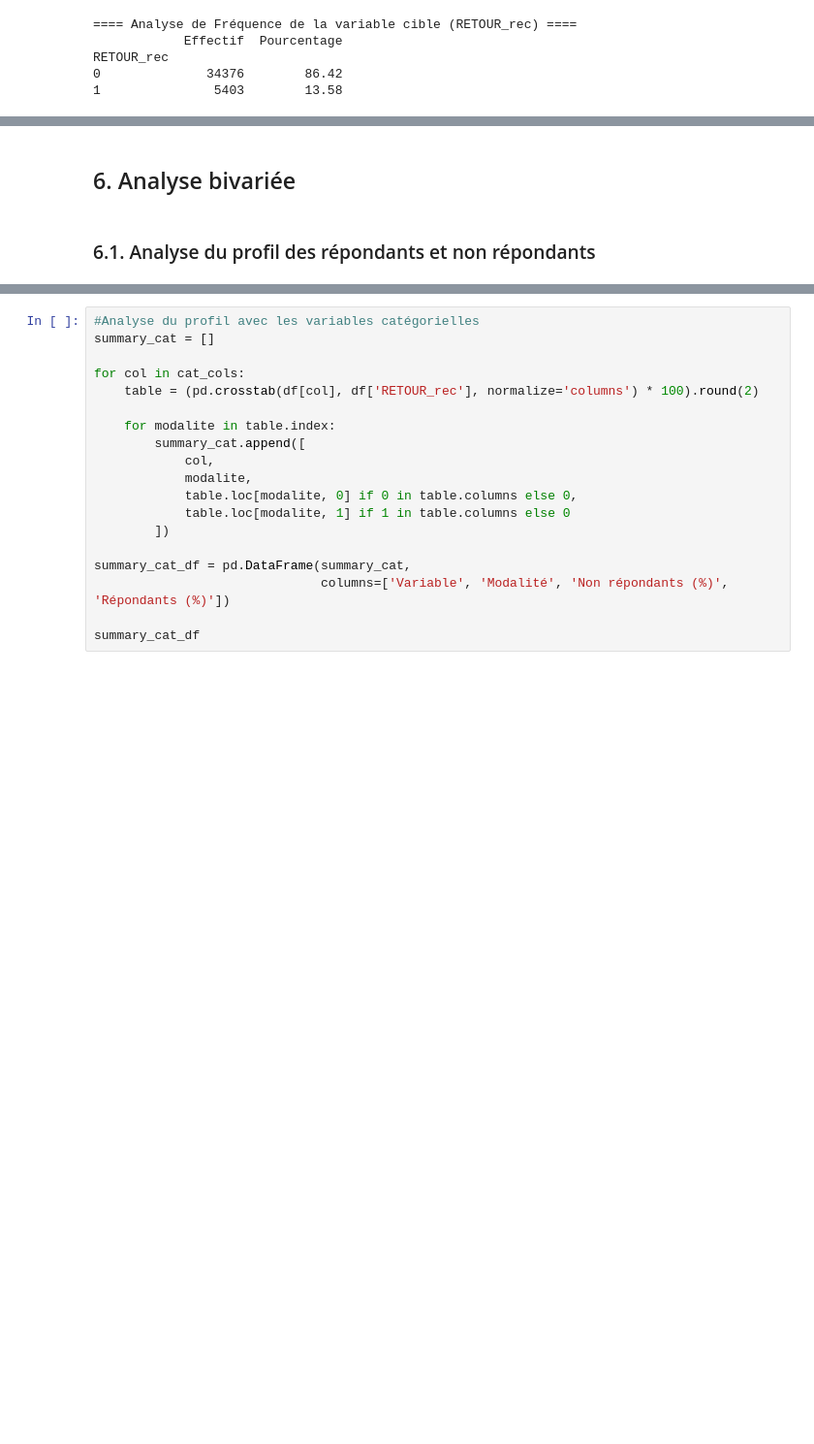
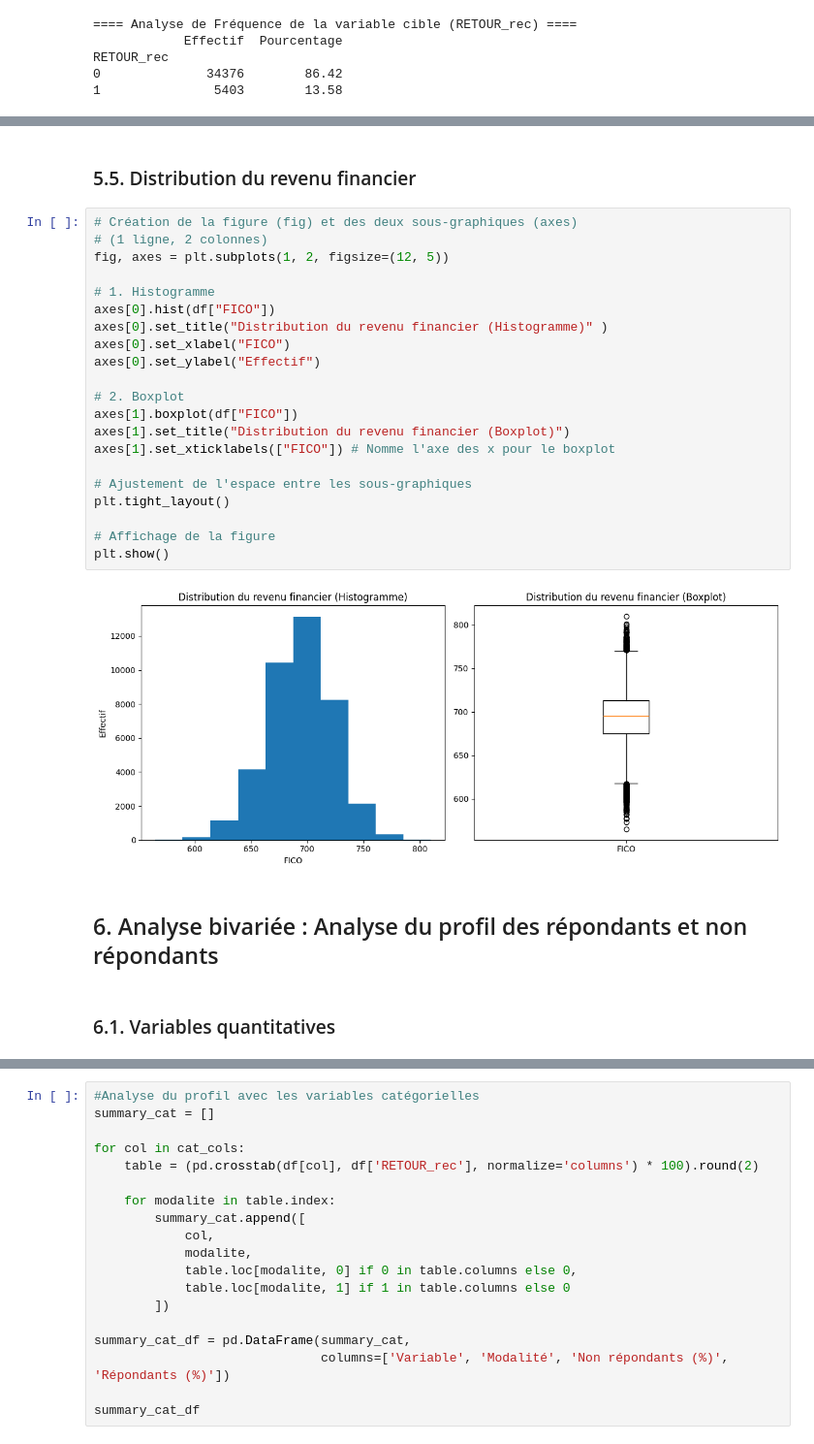
Before and after one commit to MarleneManirafasha/marketing-campaign-scoring-analysis, a Jupyter notebook: notebooks/analyse_exploratoire.ipynb, the cells around one changed output, grey strips where cells are left out. Shown at 97% size. Saved outputs shown, nothing was run; the diff lists cells and outputs as text; blank space fills up the shorter version.

```diff
--- a/notebooks/analyse_exploratoire.ipynb
+++ b/notebooks/analyse_exploratoire.ipynb
@@ -264,7 +309,32 @@ RETOUR_rec
+# %% [markdown]
+### 5.5. Distribution du revenu financier
+# %%
+# Création de la figure (fig) et des deux sous-graphiques (axes)
+# (1 ligne, 2 colonnes)
+fig, axes = plt.subplots(1, 2, figsize=(12, 5))
+
+# 1. Histogramme
+axes[0].hist(df["FICO"])
+axes[0].set_title("Distribution du revenu financier (Histogramme)" )
+axes[0].set_xlabel("FICO")
+axes[0].set_ylabel("Effectif")
+
+# 2. Boxplot
+axes[1].boxplot(df["FICO"])
+axes[1].set_title("Distribution du revenu financier (Boxplot)")
+axes[1].set_xticklabels(["FICO"]) # Nomme l'axe des x pour le boxplot
+
+# Ajustement de l'espace entre les sous-graphiques
+plt.tight_layout()
+
+# Affichage de la figure
+plt.show()
+# %% [output]
+[figure, added]
 # %% [markdown]
-## 6. Analyse bivariée
+## 6. Analyse bivariée : Analyse du profil des répondants et non répondants
 # %% [markdown]
-### 6.1. Analyse du profil des répondants et non répondants
+### 6.1. Variables quantitatives
 # %%
 # Séparation des variables
 num_cols = df.select_dtypes(include=['int64', 'float64']).columns.drop('RETOUR_rec')
```
Also changed, not shown: parts of 43 cells of this notebook.
